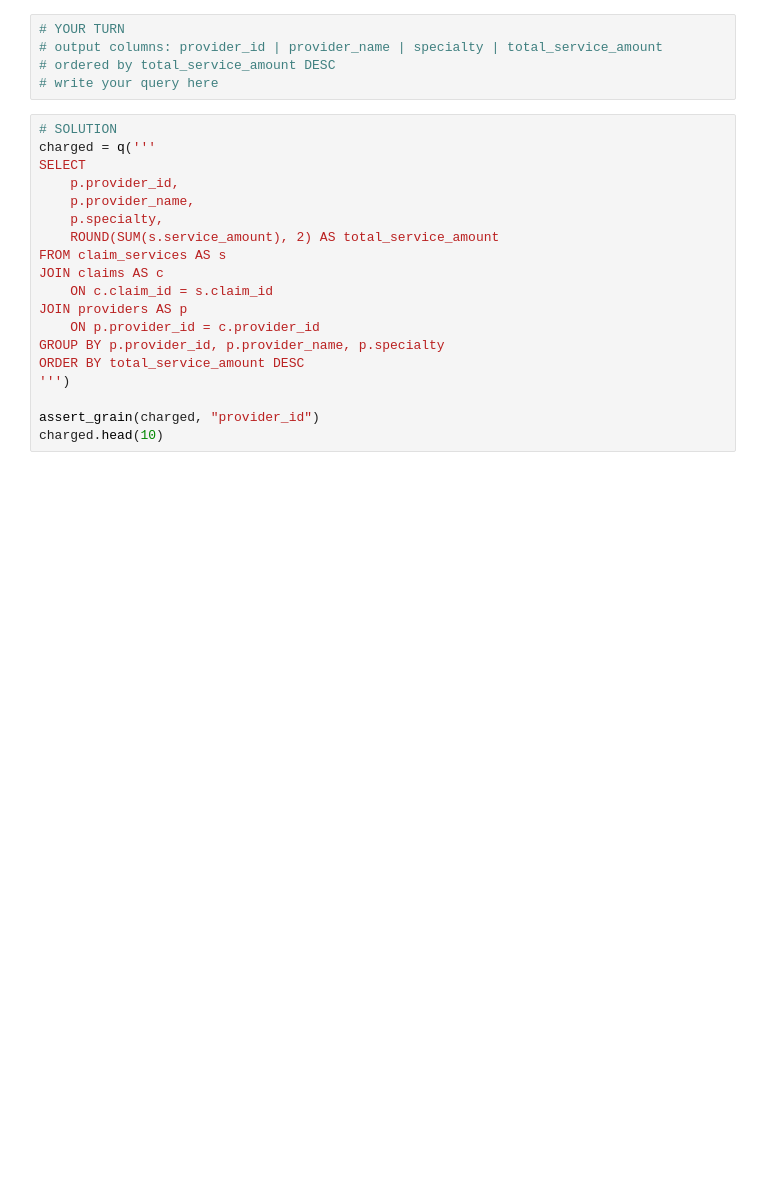
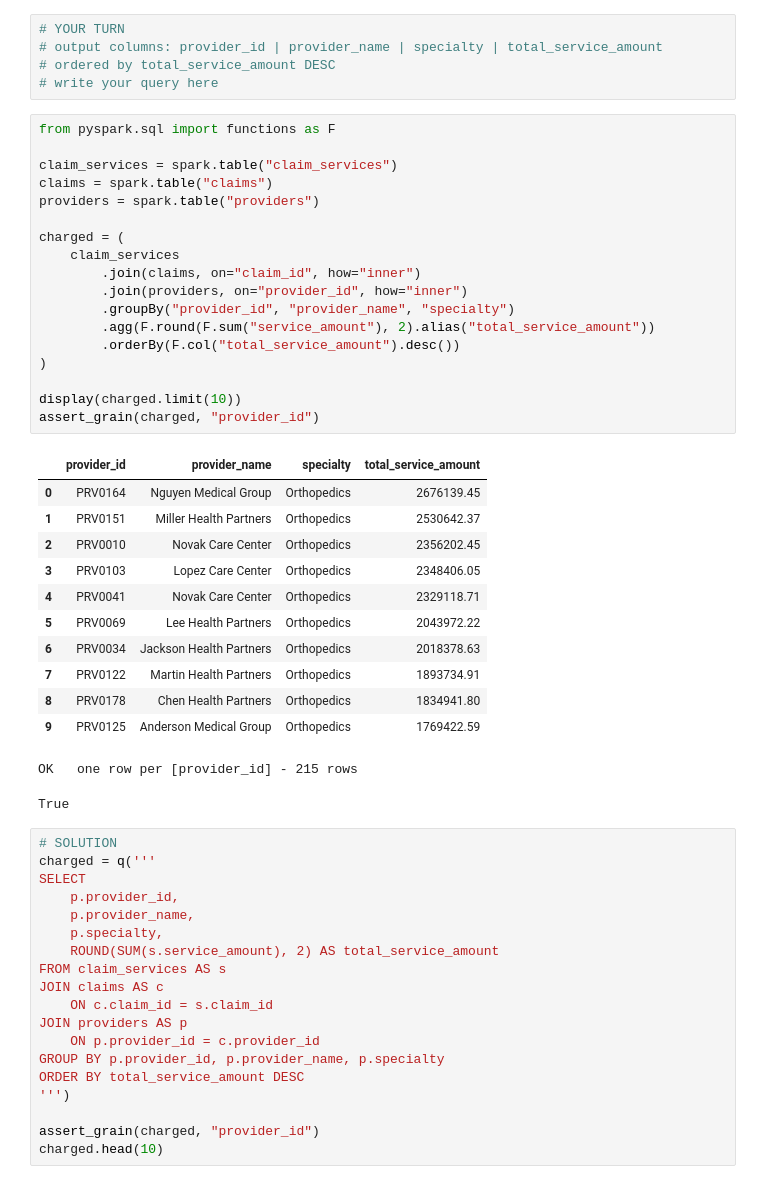
Before and after one commit to irajput215/databricks-wanderbricks, a Jupyter notebook: de-interview-prep/notebooks/03_sql_grain_traps.ipynb, the cells around one changed output. Saved outputs shown, nothing was run; the diff lists cells and outputs as text; blank space fills up the shorter version.

```diff
--- a/de-interview-prep/notebooks/03_sql_grain_traps.ipynb
+++ b/de-interview-prep/notebooks/03_sql_grain_traps.ipynb
@@ -535,6 +676,38 @@ shorthand for grouping by every non-aggregated column.
 # output columns: provider_id | provider_name | specialty | total_service_amount
 # ordered by total_service_amount DESC
 # write your query here
+# %%
+from pyspark.sql import functions as F
+
+claim_services = spark.table("claim_services")
+claims = spark.table("claims")
+providers = spark.table("providers")
+
+charged = (
+    claim_services
+        .join(claims, on="claim_id", how="inner")
+        .join(providers, on="provider_id", how="inner")
+        .groupBy("provider_id", "provider_name", "specialty")
+        .agg(F.round(F.sum("service_amount"), 2).alias("total_service_amount"))
+        .orderBy(F.col("total_service_amount").desc())
+)
+
+display(charged.limit(10))
+assert_grain(charged, "provider_id")
+# %% [output]
+|  | provider_id | provider_name | specialty | total_service_amount |
+| 0 | PRV0164 | Nguyen Medical Group | Orthopedics | 2676139.45 |
+| 1 | PRV0151 | Miller Health Partners | Orthopedics | 2530642.37 |
+| 2 | PRV0010 | Novak Care Center | Orthopedics | 2356202.45 |
+| 3 | PRV0103 | Lopez Care Center | Orthopedics | 2348406.05 |
+| 4 | PRV0041 | Novak Care Center | Orthopedics | 2329118.71 |
+| 5 | PRV0069 | Lee Health Partners | Orthopedics | 2043972.22 |
+| 6 | PRV0034 | Jackson Health Partners | Orthopedics | 2018378.63 |
+| 7 | PRV0122 | Martin Health Partners | Orthopedics | 1893734.91 |
+| 8 | PRV0178 | Chen Health Partners | Orthopedics | 1834941.80 |
+| 9 | PRV0125 | Anderson Medical Group | Orthopedics | 1769422.59 |
+OK   one row per [provider_id] - 215 rows
+True
 # %%
 # SOLUTION
 charged = q('''
```
Also changed, not shown: parts of 3 cells of this notebook, 25 other files.
